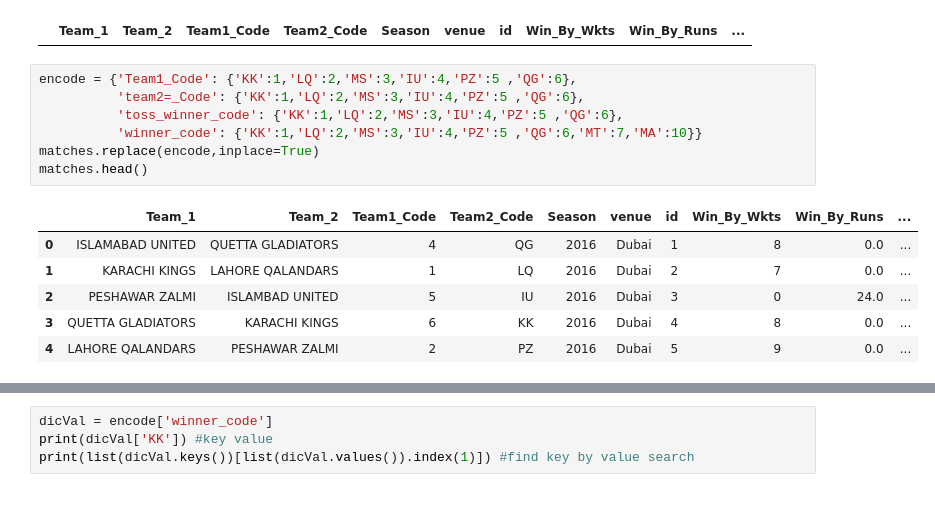
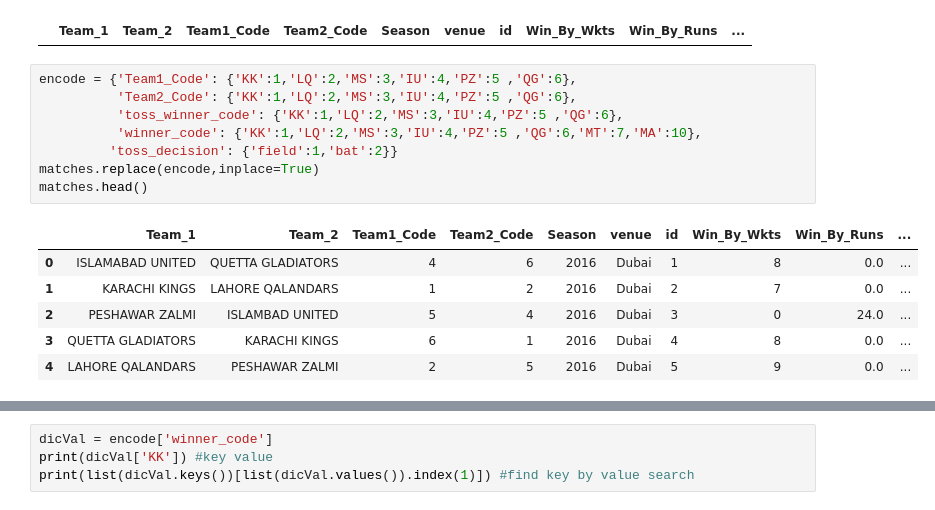
Before and after one commit to Asadullah007/PSL-Prediction-, a Jupyter notebook: PSL_Prediction.ipynb, the cells around one changed output, grey strips where cells are left out. Cells and saved outputs as stored; diff of their text form.

```diff
--- a/PSL_Prediction.ipynb
+++ b/PSL_Prediction.ipynb
@@ -49,18 +54,19 @@ matches[pd.isnull(matches['winner'])]
 |  | Team_1 | Team_2 | Team1_Code | Team2_Code | Season | venue | id | Win_By_Wkts | Win_By_Runs | ... |
 # %%
 encode = {'Team1_Code': {'KK':1,'LQ':2,'MS':3,'IU':4,'PZ':5 ,'QG':6},
-          'team2=_Code': {'KK':1,'LQ':2,'MS':3,'IU':4,'PZ':5 ,'QG':6},
+          'Team2_Code': {'KK':1,'LQ':2,'MS':3,'IU':4,'PZ':5 ,'QG':6},
           'toss_winner_code': {'KK':1,'LQ':2,'MS':3,'IU':4,'PZ':5 ,'QG':6},
-          'winner_code': {'KK':1,'LQ':2,'MS':3,'IU':4,'PZ':5 ,'QG':6,'MT':7,'MA':10}}
+          'winner_code': {'KK':1,'LQ':2,'MS':3,'IU':4,'PZ':5 ,'QG':6,'MT':7,'MA':10},
+         'toss_decision': {'field':1,'bat':2}}
 matches.replace(encode,inplace=True)
 matches.head()
 # %% [output]
 |  | Team_1 | Team_2 | Team1_Code | Team2_Code | Season | venue | id | Win_By_Wkts | Win_By_Runs | ... |
-| 0 | ISLAMABAD UNITED | QUETTA GLADIATORS | 4 | QG | 2016 | Dubai | 1 | 8 | 0.0 | ... |
-| 1 | KARACHI KINGS | LAHORE QALANDARS | 1 | LQ | 2016 | Dubai | 2 | 7 | 0.0 | ... |
-| 2 | PESHAWAR ZALMI | ISLAMBAD UNITED | 5 | IU | 2016 | Dubai | 3 | 0 | 24.0 | ... |
-| 3 | QUETTA GLADIATORS | KARACHI KINGS | 6 | KK | 2016 | Dubai | 4 | 8 | 0.0 | ... |
-| 4 | LAHORE QALANDARS | PESHAWAR ZALMI | 2 | PZ | 2016 | Dubai | 5 | 9 | 0.0 | ... |
+| 0 | ISLAMABAD UNITED | QUETTA GLADIATORS | 4 | 6 | 2016 | Dubai | 1 | 8 | 0.0 | ... |
+| 1 | KARACHI KINGS | LAHORE QALANDARS | 1 | 2 | 2016 | Dubai | 2 | 7 | 0.0 | ... |
+| 2 | PESHAWAR ZALMI | ISLAMBAD UNITED | 5 | 4 | 2016 | Dubai | 3 | 0 | 24.0 | ... |
+| 3 | QUETTA GLADIATORS | KARACHI KINGS | 6 | 1 | 2016 | Dubai | 4 | 8 | 0.0 | ... |
+| 4 | LAHORE QALANDARS | PESHAWAR ZALMI | 2 | 5 | 2016 | Dubai | 5 | 9 | 0.0 | ... |
 # %%
 matches.describe()
 # %% [output]
```
Also changed, not shown: parts of 13 cells of this notebook, 1 other file.
